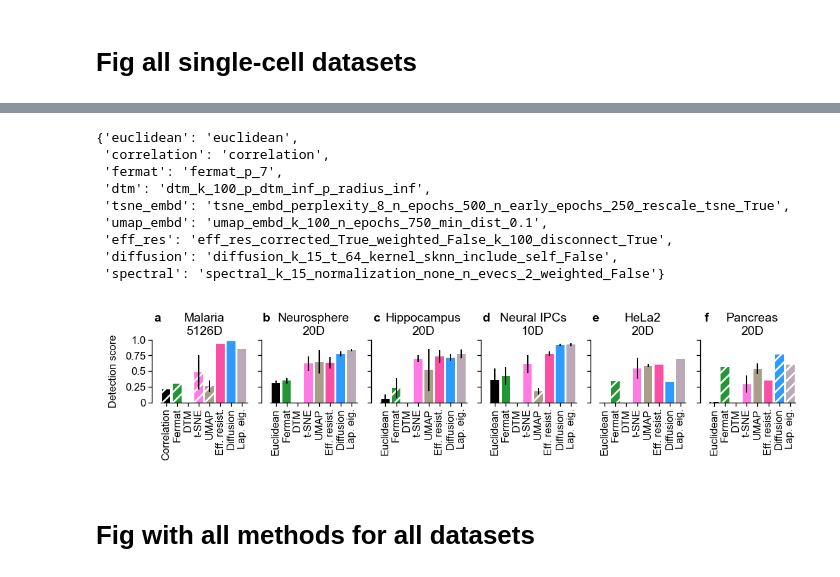
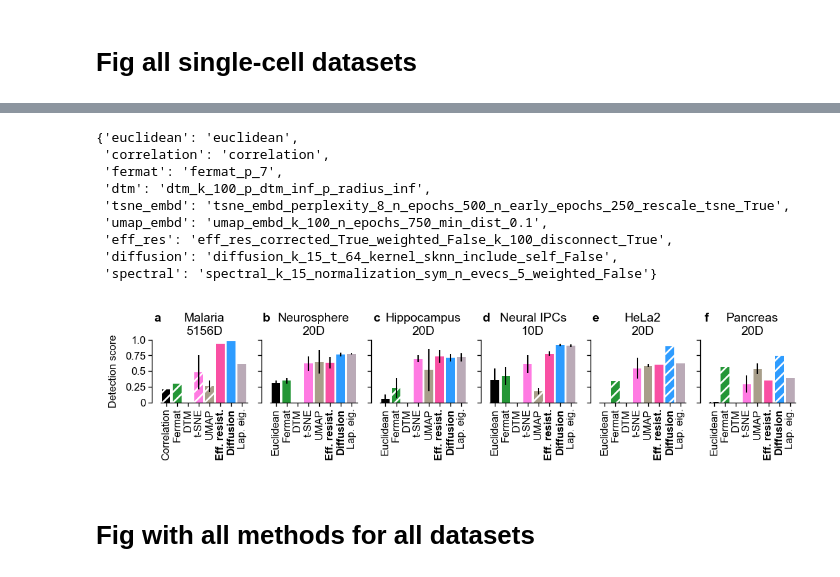
Before and after one commit to berenslab/eff-ph, a Jupyter notebook: notebooks/fig_real_data.ipynb, the cells around one changed output, grey strips where cells are left out. Saved outputs shown, nothing was run; the diff lists cells and outputs as text; code cells hidden in the pictures.

Commit message:
uses corrected diffusion and sym LE for sc figures

```diff
--- a/notebooks/fig_real_data.ipynb
+++ b/notebooks/fig_real_data.ipynb
@@ -237,9 +237,9 @@ distances = {
         {"k": 100, "t": 64, "kernel": "sknn", "include_self": False},
     ],
     "spectral": [
-        {"k": 15, "normalization": "none", "n_evecs": 2, "weighted": False},
-        {"k": 15, "normalization": "none", "n_evecs": 5, "weighted": False},
-        {"k": 15, "normalization": "none", "n_evecs": 10, "weighted": False},
+        {"k": 15, "normalization": "sym", "n_evecs": 2, "weighted": False},
+        {"k": 15, "normalization": "sym", "n_evecs": 5, "weighted": False},
+        {"k": 15, "normalization": "sym", "n_evecs": 10, "weighted": False},
     ],
 }
 
@@ -363,7 +363,7 @@ correct_detection = {
         "tsne_embd": True,
         "umap_embd": True,
         "eff_res": True,
-        "diffusion": True,
+        "diffusion": False,
         "spectral": True,
     },
     "pancreas_gopca": {
@@ -374,7 +374,7 @@ correct_detection = {
         "umap_embd": True,
         "eff_res": True,
         "diffusion": False,
-        "spectral": False,
+        "spectral": True,
     },
 }
 # %%
@@ -389,13 +389,13 @@ best_method["pancreas_gopca"]
  'umap_embd': 'umap_embd_k_100_n_epochs_750_min_dist_0.1',
  'eff_res': 'eff_res_corrected_True_weighted_False_k_100_disconnect_True',
  'diffusion': 'diffusion_k_15_t_64_kernel_sknn_include_self_False',
- 'spectral': 'spectral_k_15_normalization_none_n_evecs_2_weighted_False'}
+ 'spectral': 'spectral_k_15_normalization_sym_n_evecs_5_weighted_False'}
 # %%
 # plot figure
 plt.rcParams.update({'hatch.color': 'w'})
 fig, ax = plt.subplots(ncols=6, nrows=1, figsize=(5.5, 1.25))
 
-dataset_dim = {"mca_ss2": 5126,
+dataset_dim = {"mca_ss2": 5156,
                "neurosphere_gopca_small": 20,
                "hippocampus_gopca_small": 20,
                 "pallium_scVI_IPC_small": 10,
@@ -452,34 +452,38 @@ for i, dataset in enumerate(datasets):
         cax.set_yticks([0, 0.25, 0.5, 0.75, 1.0])
 
         if i==0:
             cax.set_ylabel("Detection score")
             cax.set_yticklabels([0, 0.25, 0.5, 0.75, 1.0])
         else:
             cax.set_yticklabels([])
 
         cax.set_title(dataset_to_print[dataset]+f"\n{dataset_dim[dataset]}D")
         #cax.set_title(dataset_to_print[dataset]+f" ({dataset_dim[dataset]}D)")
         cax.set_title(
             letters[i]+"\n",
             loc="left",
             fontweight="bold",
             ha="right",
         )
 
     cax.spines['left'].set_position(('outward', 5))
     cax.set_xlim(-0.5, len(best_method[dataset])-1.5)
 
     cax.set_xticks(range(len(best_method[dataset])-1))
 
     # add the distance names as xlables, use correlation for malaraia, euclidean for the others
     if i==0:
         cax.set_xticklabels(["Correlation"]+[dist_to_print[dist] for dist in list(best_method["neurosphere_gopca_small"])[2:]], rotation=90)
     else:
         cax.set_xticklabels(["Euclidean"]+[dist_to_print[dist] for dist in list(best_method["neurosphere_gopca_small"])[2:]], rotation=90)
 
+    labels = cax.get_xticklabels()
+    labels[-3].set_weight("bold")
+    labels[-2].set_weight("bold")
+
 fig.savefig(os.path.join(fig_path, "fig_scRNAseq_sep_filtered_dims.pdf"))
 # %% [output]
-[figure, old version]
+[figure, new version]
 # %% [markdown]
 # Fig with all methods for all datasets
 # %%
```
Also changed, not shown: parts of 11 cells of this notebook.
